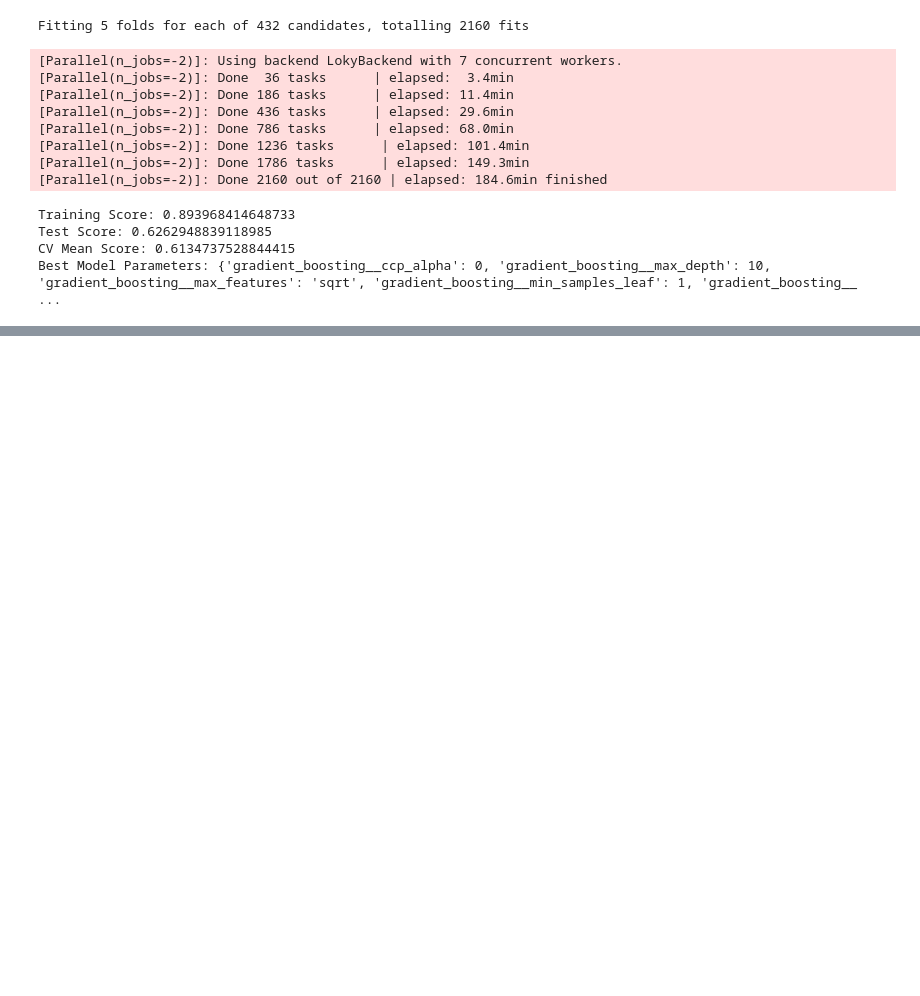
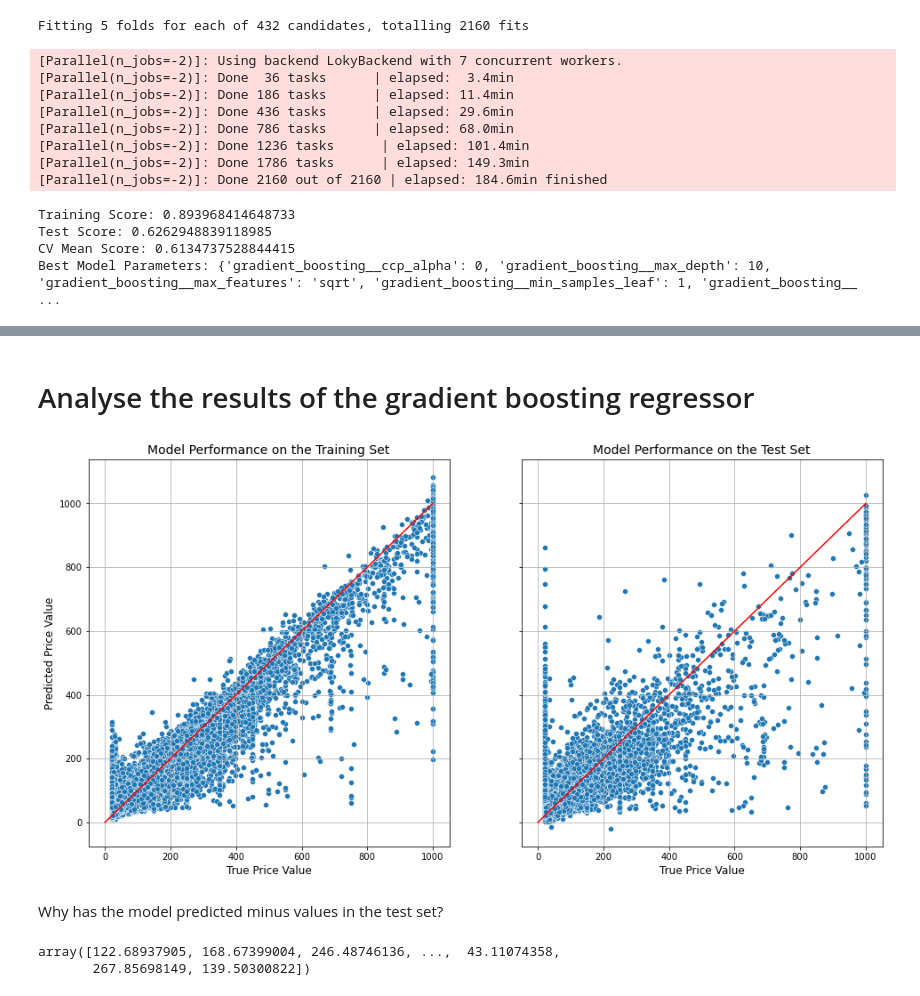
Before and after one commit to jradford5/GA_capstone_Airbnb_project, a Jupyter notebook: notebooks/capstone_airbnb_pp_and_modelling.ipynb, the cells around one changed output, grey strips where cells are left out. Saved outputs shown, nothing was run; the diff lists cells and outputs as text; code cells hidden in the pictures; blank space fills up the shorter version.

Commit message:
completed modelling

```diff
--- a/notebooks/capstone_airbnb_pp_and_modelling.ipynb
+++ b/notebooks/capstone_airbnb_pp_and_modelling.ipynb
@@ -1378,6 +302,0 @@ pipe = Pipeline(steps = [('col_trans', col_trans),
-# %%
-pipe.fit(X_train,y_train)
-
-print("Elastic CV Score: {}".format(pipe.score(X_train,y_train)))
-print("Best Alpha: {}".format(model.alpha_))
-print("Best l1_ratio: {}".format(model.l1_ratio_))
@@ -1414,8 +302,0 @@ model.get_params()
-# %%
-pipe.fit(X_train,y_train)
-cv_scores = cross_val_score(pipe, X_train, y_train, cv=5, n_jobs=-3)
-
-print("Training Score: {}".format(pipe.score(X_train,y_train)))
-print("Test Score: {}".format(pipe.score(X_test,y_test)))
-print("CV Scores: {}".format(cv_scores))
-print("CV Mean Score: {}".format(cv_scores.mean()))
@@ -1650,0 +330,7 @@ good visualisations: https://towardsdatascience.com/predicting-airbnb-prices-wit
+# %%
+gs_bag_regressor.fit(X_train,y_train)
+
+print("Training Score: {}".format(gs_bag_regressor.score(X_train,y_train)))
+print("Test Score: {}".format(gs_bag_regressor.score(X_test,y_test)))
+print("CV Mean Score: {}".format(gs_bag_regressor.best_score_))
+print("Best Model Parameters: {}".format(gs_bag_regressor.best_params_))
@@ -1650,0 +350,34 @@ good visualisations: https://towardsdatascience.com/predicting-airbnb-prices-wit
+# %% [markdown]
+# Analyse the results of the gradient boosting regressor
+# %%
+grad_boost = joblib.load("../data/jlib_files/models/model_gradient_boosting_1")
+grad_boost.fit(X_train, y_train)
+# %%
+fig, ax = plt.subplots(1,2,figsize=(16,8), sharey=True)
+
+sns.scatterplot(x = y_train, y = grad_boost.predict(X_train), ax=ax[0])
+sns.scatterplot(x = y_test, y = grad_boost.predict(X_test), ax=ax[1])
+
+ax[0].grid()
+ax[1].grid()
+
+ax[0].set_xlabel('True Price Value', fontsize=12)
+ax[0].set_ylabel('Predicted Price Value', fontsize=12)
+ax[0].set_title('Model Performance on the Training Set', fontsize=14)
+
+ax[1].set_xlabel('True Price Value', fontsize=12)
+ax[1].set_title('Model Performance on the Test Set', fontsize=14)
+
+ax[0].plot([0, df.price.max()], [0, df.price.max()], lw=1.5, c='r')
+ax[1].plot([0, df.price.max()], [0, df.price.max()], lw=1.5, c='r')
+
+plt.show()
+# %% [output]
+[figure, added]
+# %% [markdown]
+Why has the model predicted minus values in the test set?
+# %%
+grad_boost.predict(X_test)
+# %% [output]
+array([122.68937905, 168.67399004, 246.48746136, ...,  43.11074358,
+       267.85698149, 139.50300822])
```
Also changed, not shown: parts of 181 cells of this notebook, 2 other files.
